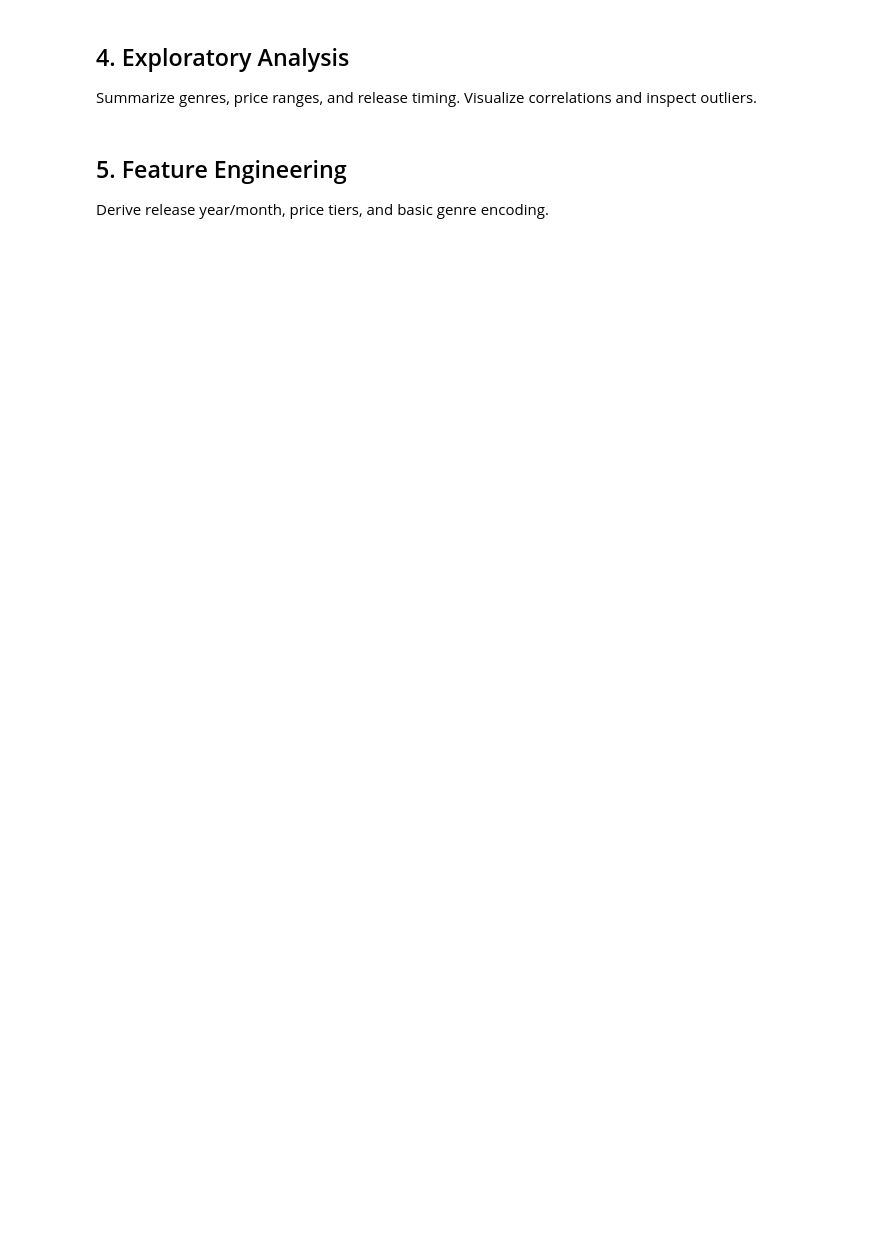
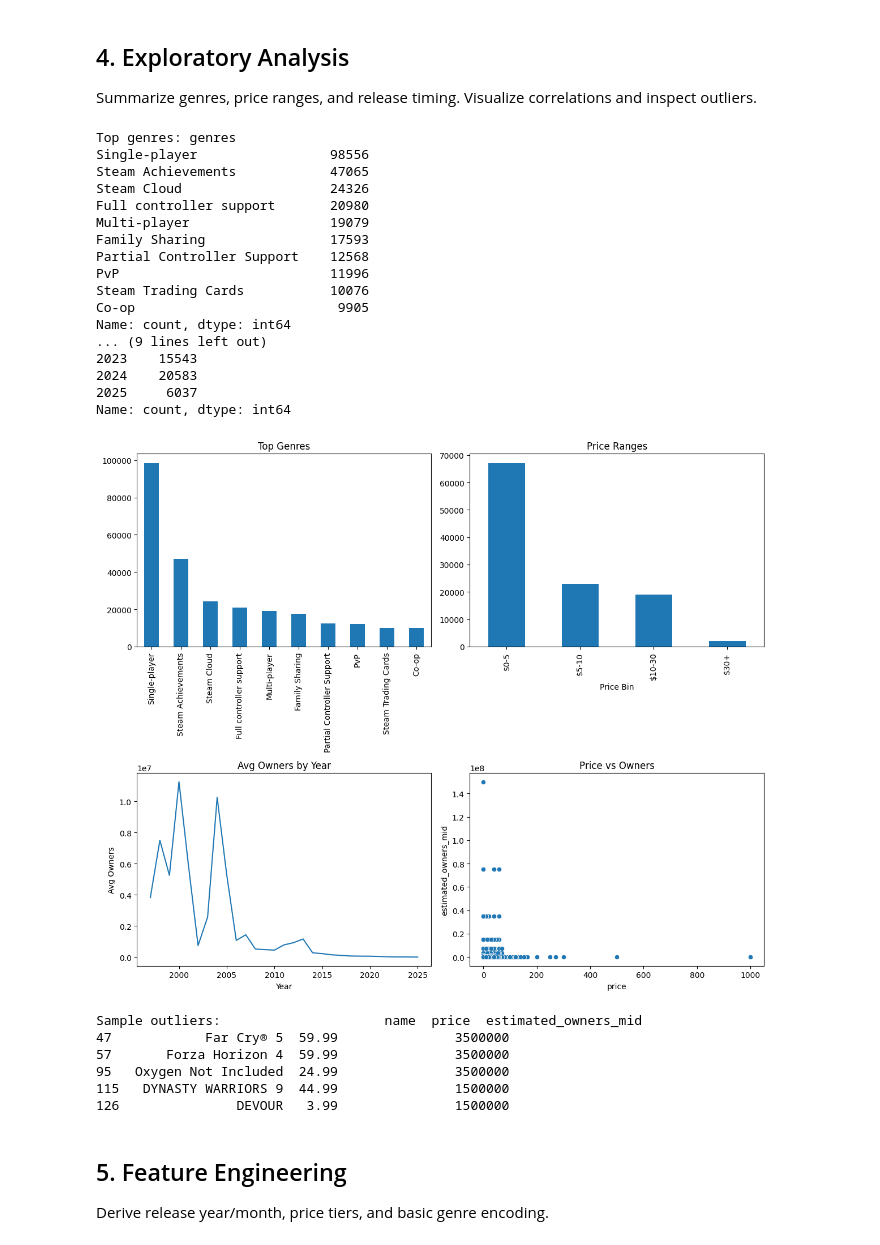
Before and after one commit to LowTideDev/Data-Analytics-Capstone, a Jupyter notebook: steam_analysis.ipynb, the cells around one changed output. Saved outputs shown, nothing was run; the diff lists cells and outputs as text; code cells hidden in the pictures; blank space fills up the shorter version.

```diff
--- a/steam_analysis.ipynb
+++ b/steam_analysis.ipynb
@@ -104,51 +106,67 @@ import pandas as pd
 import matplotlib.pyplot as plt
 import seaborn as sns
 
-_df = pd.read_csv('games_clean.csv')
+_df = pd.read_csv('games_clean.csv', parse_dates=['release_date'])
 
 # Genre distribution
 genre_counts = _df['genres'].dropna().str.split(',').explode().str.strip().value_counts()
-print('Top genres:
-', genre_counts.head(10))
+print('Top genres:', genre_counts.head(10))
 
 # Price range distribution
 price_bins = pd.cut(_df['price'], bins=[0,5,10,30,100], include_lowest=True, labels=['$0-5','$5-10','$10-30','$30+'])
-print('Price range counts:
-', price_bins.value_counts().sort_index())
+print('Price range counts:', price_bins.value_counts().sort_index())
 
 # Release timing
 _df['release_year'] = _df['release_date'].dt.year
 _df['release_quarter'] = _df['release_date'].dt.to_period('Q')
-print('Releases by year:
-', _df['release_year'].value_counts().sort_index().tail())
+print('Releases by year:', _df['release_year'].value_counts().sort_index().tail())
 
 fig, axs = plt.subplots(2,2, figsize=(12,10))
 genre_counts.head(10).plot(kind='bar', ax=axs[0,0])
 axs[0,0].set_title('Top Genres')
 axs[0,0].set_xlabel('')
 
 price_bins.value_counts().sort_index().plot(kind='bar', ax=axs[0,1])
 axs[0,1].set_title('Price Ranges')
 axs[0,1].set_xlabel('Price Bin')
 
 _df.groupby('release_year')['estimated_owners_mid'].mean().plot(ax=axs[1,0])
 axs[1,0].set_title('Avg Owners by Year')
 axs[1,0].set_xlabel('Year')
 axs[1,0].set_ylabel('Avg Owners')
 
 sns.scatterplot(data=_df, x='price', y='estimated_owners_mid', ax=axs[1,1])
 axs[1,1].set_title('Price vs Owners')
 plt.tight_layout()
 plt.show()
 
-corr = _df[['price', 'estimated_owners_mid']].join(pd.get_dummies(price_bins)).corr()
-sns.heatmap(corr, annot=True, cmap='coolwarm')
-plt.title('Correlation Matrix')
-plt.show()
-
 outliers = _df[_df['estimated_owners_mid'] > _df['estimated_owners_mid'].quantile(0.99)]
-print('Sample outliers:
-', outliers[['name','price','estimated_owners_mid']].head())
+print('Sample outliers:', outliers[['name','price','estimated_owners_mid']].head())
+# %% [output]
+Top genres: genres
+Single-player                 98556
+Steam Achievements            47065
+Steam Cloud                   24326
+Full controller support       20980
+Multi-player                  19079
+Family Sharing                17593
+Partial Controller Support    12568
+PvP                           11996
+Steam Trading Cards           10076
+Co-op                          9905
+Name: count, dtype: int64
+... (9 lines left out)
+2023    15543
+2024    20583
+2025     6037
+Name: count, dtype: int64
+[figure, added]
+Sample outliers:                     name  price  estimated_owners_mid
+47            Far Cry® 5  59.99               3500000
+57       Forza Horizon 4  59.99               3500000
+95   Oxygen Not Included  24.99               3500000
+115   DYNASTY WARRIORS 9  44.99               1500000
+126               DEVOUR   3.99               1500000
 # %% [markdown]
 ## 5. Feature Engineering
 Derive release year/month, price tiers, and basic genre encoding.
```
Also changed, not shown: parts of 6 cells of this notebook, 1 other file.
